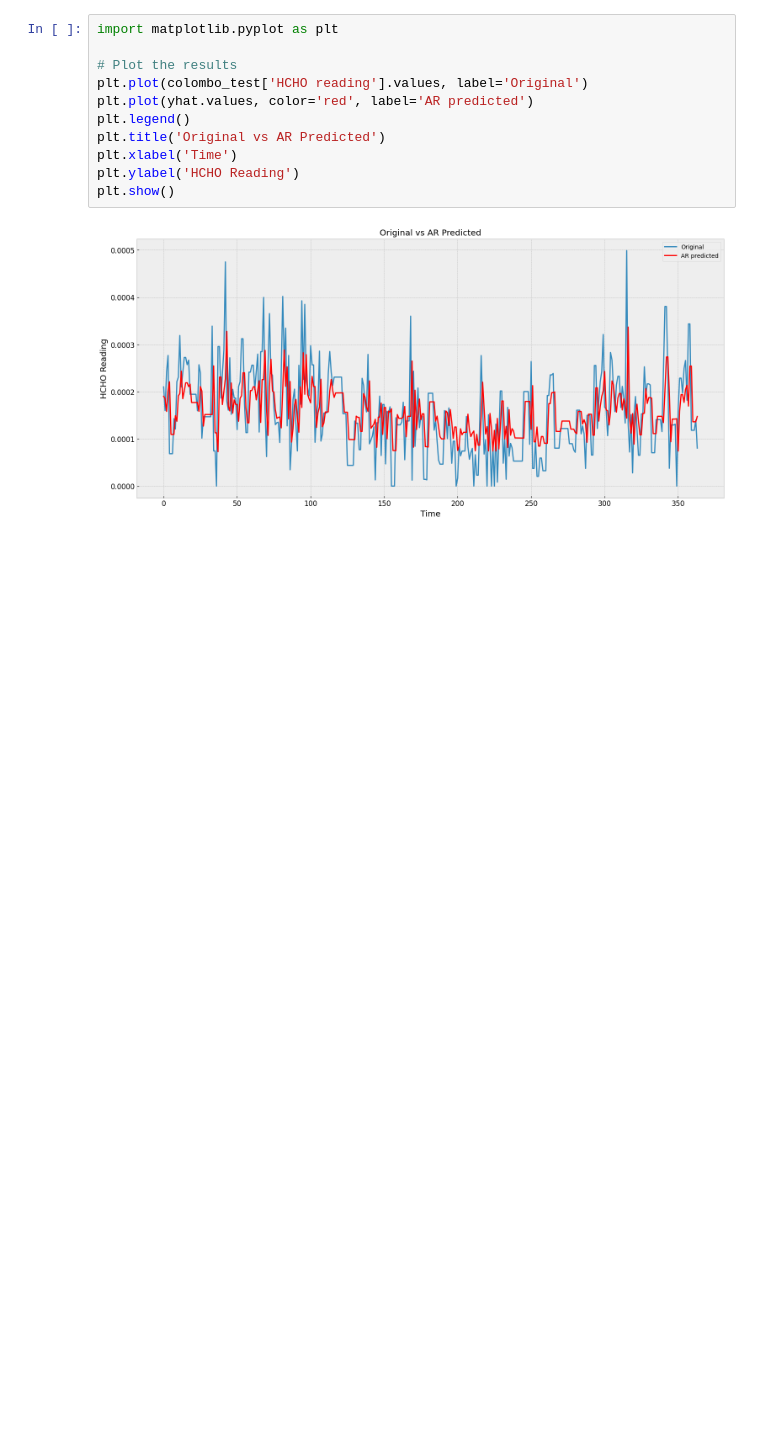
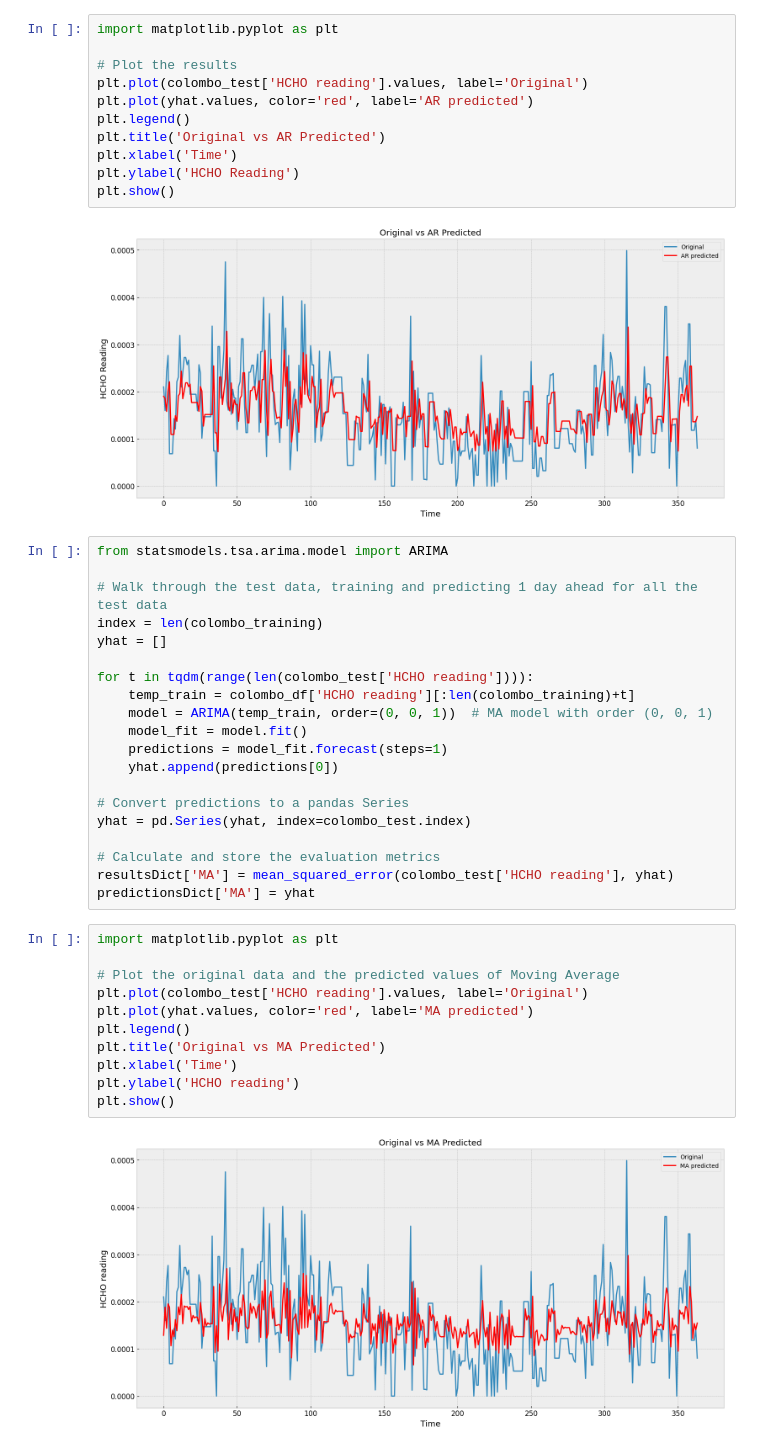
Before and after one commit to Esandu-Meth-Obadaarachchi/HCHO-level-Time-series-forecasting, a Jupyter notebook: DE_3_Analysis_and_.ipynb, the cells around one changed output. Drawn from its saved outputs; the diff is of its cells as text; blank space fills up the shorter version.

```diff
--- a/DE_3_Analysis_and_.ipynb
+++ b/DE_3_Analysis_and_.ipynb
@@ -480,3 +480,36 @@ plt.ylabel('HCHO Reading')
 plt.show()
 # %% [output]
 [figure]
+# %%
+from statsmodels.tsa.arima.model import ARIMA
+
+# Walk through the test data, training and predicting 1 day ahead for all the test data
+index = len(colombo_training)
+yhat = []
+
+for t in tqdm(range(len(colombo_test['HCHO reading']))):
+    temp_train = colombo_df['HCHO reading'][:len(colombo_training)+t]
+    model = ARIMA(temp_train, order=(0, 0, 1))  # MA model with order (0, 0, 1)
+    model_fit = model.fit()
+    predictions = model_fit.forecast(steps=1)
+    yhat.append(predictions[0])
+
+# Convert predictions to a pandas Series
+yhat = pd.Series(yhat, index=colombo_test.index)
+
+# Calculate and store the evaluation metrics
+resultsDict['MA'] = mean_squared_error(colombo_test['HCHO reading'], yhat)
+predictionsDict['MA'] = yhat
+# %%
+import matplotlib.pyplot as plt
+
+# Plot the original data and the predicted values of Moving Average
+plt.plot(colombo_test['HCHO reading'].values, label='Original')
+plt.plot(yhat.values, color='red', label='MA predicted')
+plt.legend()
+plt.title('Original vs MA Predicted')
+plt.xlabel('Time')
+plt.ylabel('HCHO reading')
+plt.show()
+# %% [output]
+[figure, added]
```
Also changed, not shown: parts of 1 cell of this notebook.
